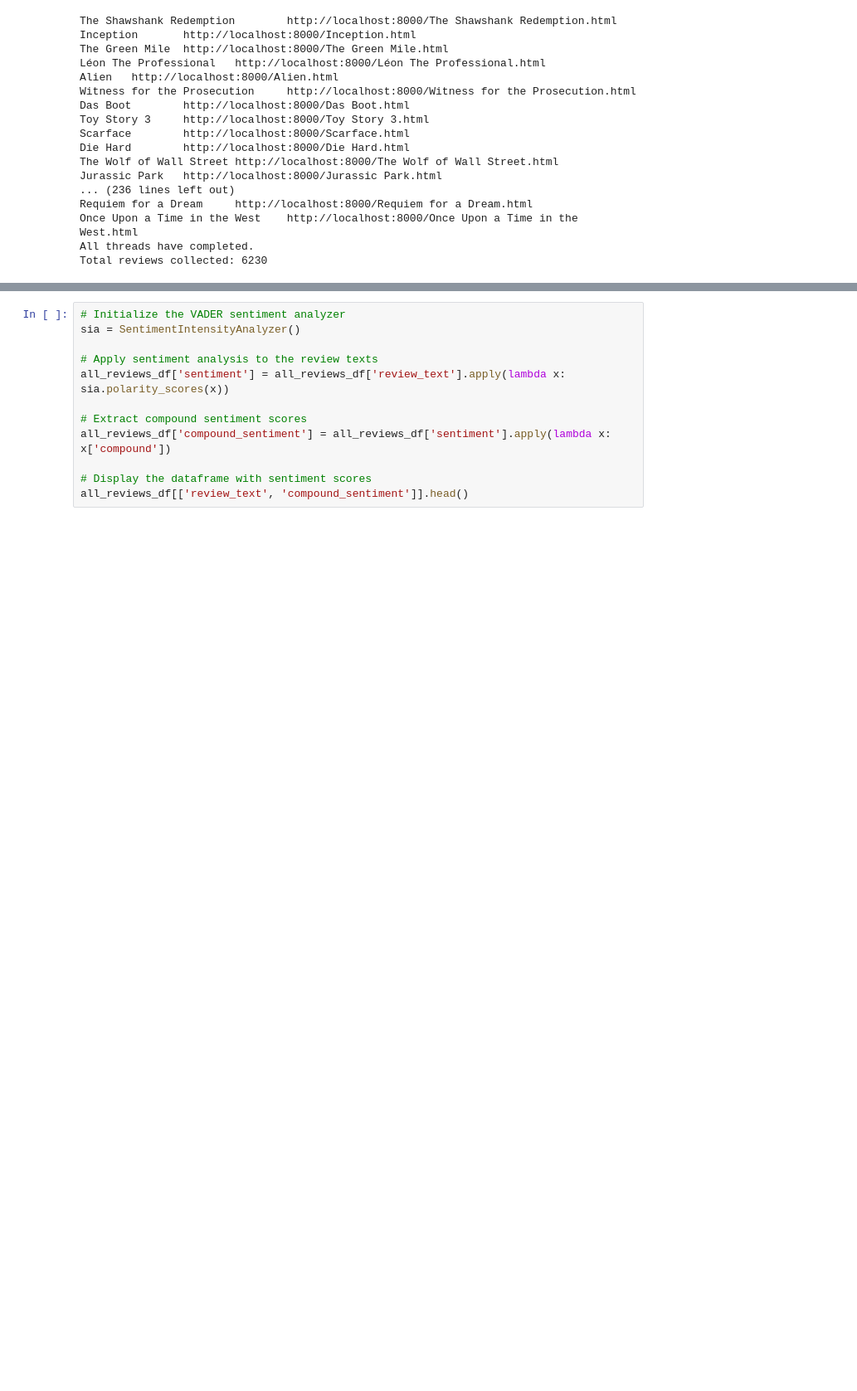
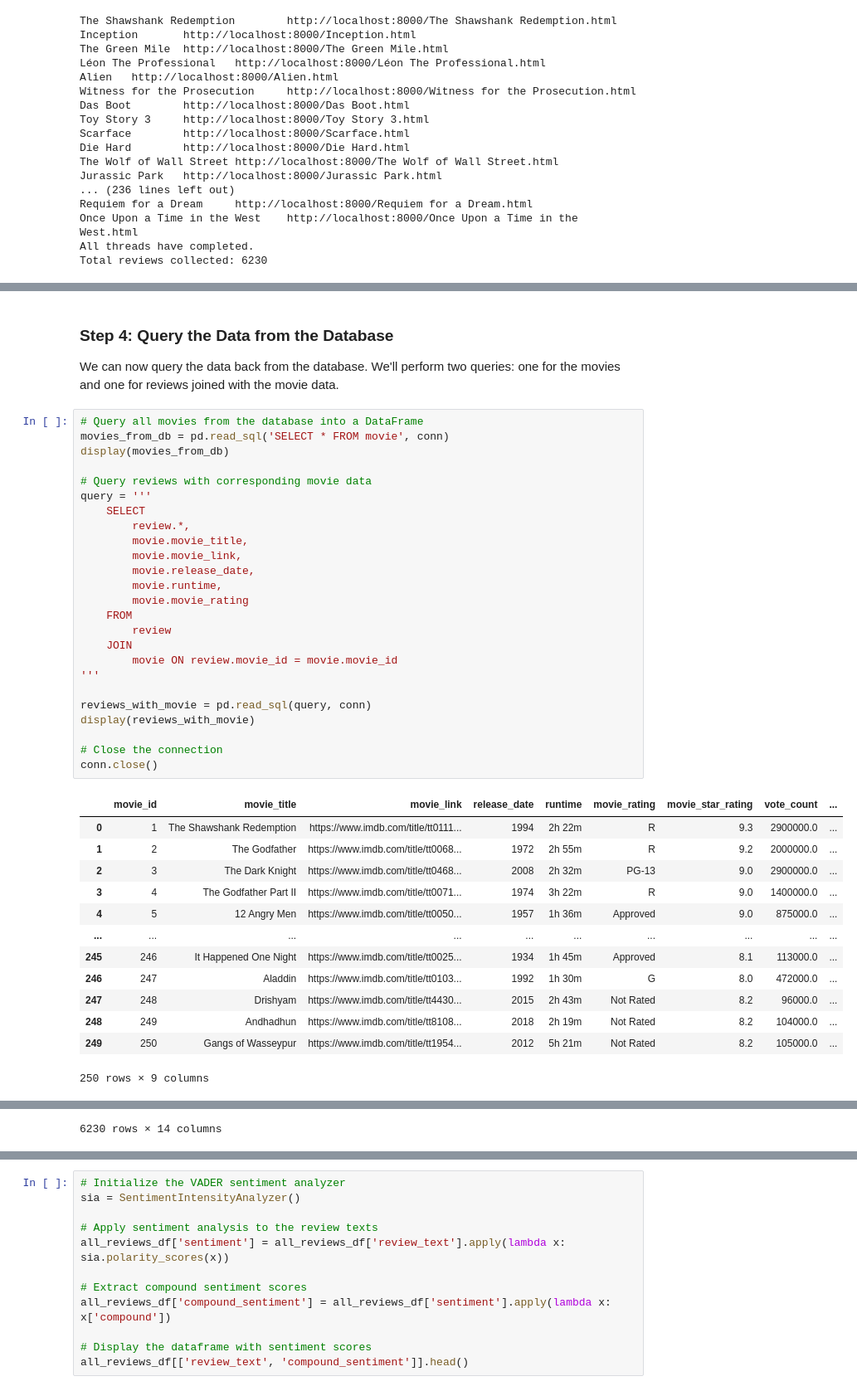
Before and after one commit to Artillence/python-advanced, a Jupyter notebook: 06_data_processing/06_data_processing.ipynb, the cells around one changed output, grey strips where cells are left out. Shown at 83% size. Saved outputs shown, nothing was run; the diff lists cells and outputs as text; blank space fills up the shorter version.

```diff
--- a/06_data_processing/06_data_processing.ipynb
+++ b/06_data_processing/06_data_processing.ipynb
@@ -900,0 +1053,43 @@ dtype: object
+# %% [markdown]
+### Step 4: Query the Data from the Database
+
+We can now query the data back from the database. We'll perform two queries: one for the movies and one for reviews joined with the movie data.
+# %%
+# Query all movies from the database into a DataFrame
+movies_from_db = pd.read_sql('SELECT * FROM movie', conn)
+display(movies_from_db)
+
+# Query reviews with corresponding movie data
+query = '''
+    SELECT
+        review.*,
+        movie.movie_title,
+        movie.movie_link,
+        movie.release_date,
+        movie.runtime,
+        movie.movie_rating
+    FROM
+        review
+    JOIN
+        movie ON review.movie_id = movie.movie_id
+'''
+
+reviews_with_movie = pd.read_sql(query, conn)
+display(reviews_with_movie)
+
+# Close the connection
+conn.close()
+# %% [output]
+|  | movie_id | movie_title | movie_link | release_date | runtime | movie_rating | movie_star_rating | vote_count | ... |
+| 0 | 1 | The Shawshank Redemption | https://www.imdb.com/title/tt0111... | 1994 | 2h 22m | R | 9.3 | 2900000.0 | ... |
+| 1 | 2 | The Godfather | https://www.imdb.com/title/tt0068... | 1972 | 2h 55m | R | 9.2 | 2000000.0 | ... |
+| 2 | 3 | The Dark Knight | https://www.imdb.com/title/tt0468... | 2008 | 2h 32m | PG-13 | 9.0 | 2900000.0 | ... |
+| 3 | 4 | The Godfather Part II | https://www.imdb.com/title/tt0071... | 1974 | 3h 22m | R | 9.0 | 1400000.0 | ... |
+| 4 | 5 | 12 Angry Men | https://www.imdb.com/title/tt0050... | 1957 | 1h 36m | Approved | 9.0 | 875000.0 | ... |
+| ... | ... | ... | ... | ... | ... | ... | ... | ... | ... |
+| 245 | 246 | It Happened One Night | https://www.imdb.com/title/tt0025... | 1934 | 1h 45m | Approved | 8.1 | 113000.0 | ... |
+| 246 | 247 | Aladdin | https://www.imdb.com/title/tt0103... | 1992 | 1h 30m | G | 8.0 | 472000.0 | ... |
+| 247 | 248 | Drishyam | https://www.imdb.com/title/tt4430... | 2015 | 2h 43m | Not Rated | 8.2 | 96000.0 | ... |
+| 248 | 249 | Andhadhun | https://www.imdb.com/title/tt8108... | 2018 | 2h 19m | Not Rated | 8.2 | 104000.0 | ... |
+| 249 | 250 | Gangs of Wasseypur | https://www.imdb.com/title/tt1954... | 2012 | 5h 21m | Not Rated | 8.2 | 105000.0 | ... |
+250 rows × 9 columns
@@ -900,0 +1108 @@ dtype: object
+6230 rows × 14 columns
```
Also changed, not shown: parts of 34 cells of this notebook, 3 other files.
